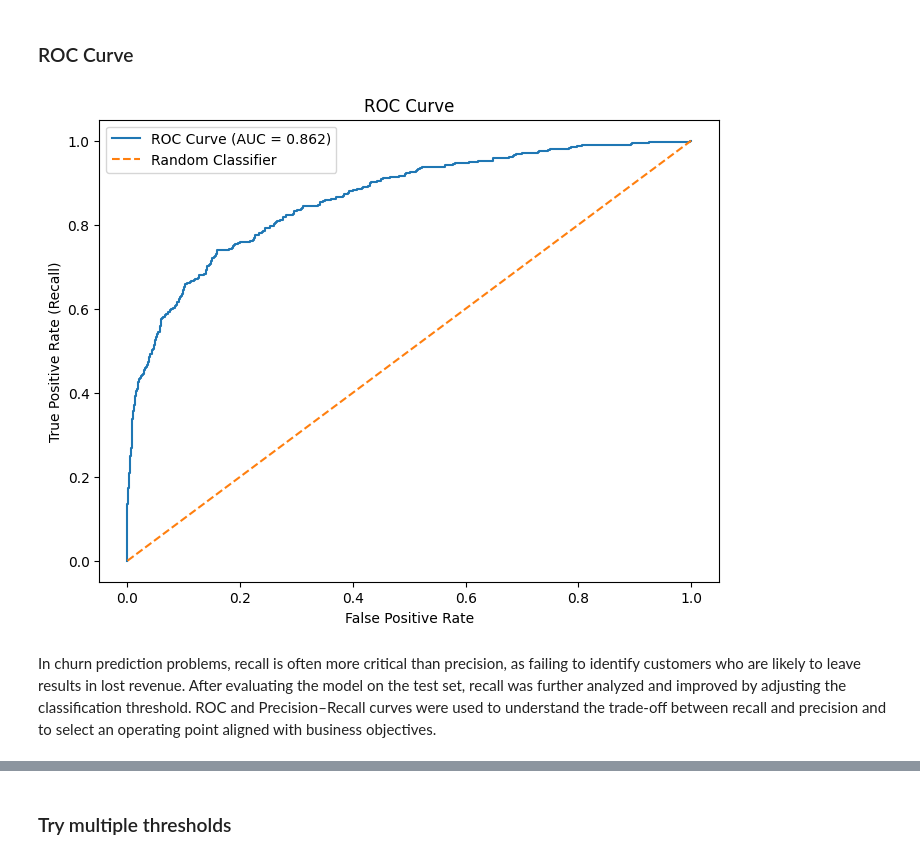
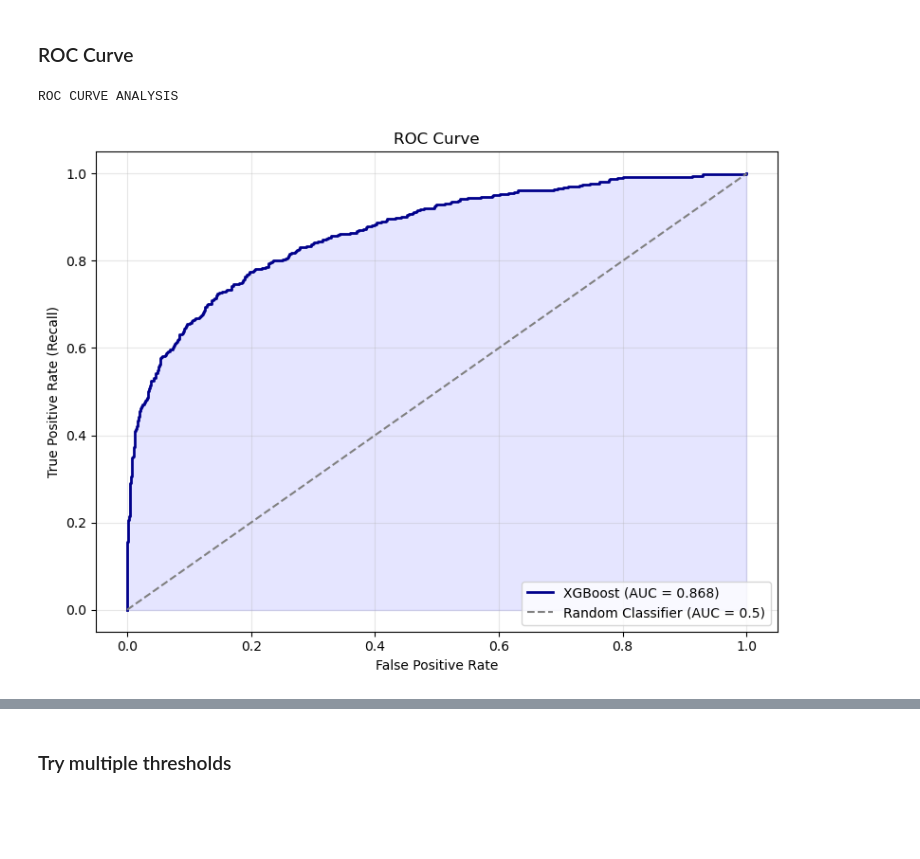
Before and after one commit to ankitkumarluhar-bot/BANK_CHURN, a Jupyter notebook: main.ipynb, the cells around one changed output, grey strips where cells are left out. Cells and saved outputs as stored; diff of their text form; code cells hidden in the pictures; blank space fills up the shorter version.

```diff
--- a/main.ipynb
+++ b/main.ipynb
@@ -59,4 +100,4 @@ X_train, X_test, y_train, y_test = train_test_split(
     test_size=0.20,
     random_state=RANDOM_SEED,
     stratify=y
-) # applying stratification to preserve class proportions in both sets
+)
@@ -244,11 +337,17 @@ Why Random Forest?
 * Strong baseline for tabular data
 # %%
 from sklearn.ensemble import RandomForestClassifier
+print("MODEL 2: Random Forest Classifier")
 rf_clf = RandomForestClassifier(
     n_estimators=100,
+    max_depth=10,
+    min_samples_split=10,
     random_state=RANDOM_SEED,
     n_jobs=-1
 )
 
 rf_clf.fit(X_train, y_train)
+
+rf_train_acc = accuracy_score(y_train, rf_clf.predict(X_train))
+print(f"Training Accuracy: {rf_train_acc:.4f}")
 # %% [output]
@@ -375,18 +530,30 @@ Parameters: { "use_label_encoder" } are not used.
 ### Hyperparameter Tuning (XGBoost)
 # %%
 # using randomsearch cross-validation
+print("HYPERPARAMETER TUNING: XGBoost (RandomizedSearchCV)")
+
 from sklearn.model_selection import RandomizedSearchCV
 param_grid = {
     "n_estimators": [100, 200, 300],
     "max_depth": [3, 4, 5, 6],
-    "learning_rate": [0.01, 0.05, 0.1],
+    "learning_rate": [0.01, 0.05, 0.1, 0.15],
     "subsample": [0.7, 0.8, 0.9],
-    "colsample_bytree": [0.7, 0.8, 0.9]
+    "colsample_bytree": [0.7, 0.8, 0.9],
+    "reg_alpha": [0, 0.5, 1],
+    "reg_lambda": [0.5, 1, 2]
 }
+
+xgb_base = XGBClassifier(
+    random_state=RANDOM_SEED,
+    use_label_encoder=False,
+    eval_metric="logloss",
+    verbosity=0
+)
+
 xgb_random_search = RandomizedSearchCV(
-    estimator=xgb_clf,
+    estimator=xgb_base,
     param_distributions=param_grid,
-    n_iter=20,
+    n_iter=30,
     scoring="accuracy",
     cv=5,
     random_state=RANDOM_SEED,
@@ -394,5 +561,6 @@ xgb_random_search = RandomizedSearchCV(
     verbose=1
 )
 
+print("Starting hyperparameter search...")
 xgb_random_search.fit(X_train, y_train)
 # %% [output]
@@ -514,19 +772,20 @@ plt.show()
 # %% [markdown]
 ### ROC Curve
 # %%
-from sklearn.metrics import roc_curve, roc_auc_score
-import matplotlib.pyplot as plt
-fpr, tpr, thresholds = roc_curve(y_test, y_test_proba)
-roc_auc = roc_auc_score(y_test, y_test_proba)
+print("ROC CURVE ANALYSIS")
+fpr, tpr, thresholds_roc = roc_curve(y_test, y_test_proba)
+
 plt.figure(figsize=(8, 6))
-plt.plot(fpr, tpr, label=f"ROC Curve (AUC = {roc_auc:.3f})")
-plt.plot([0, 1], [0, 1], linestyle="--", label="Random Classifier")
+plt.plot(fpr, tpr, color='darkblue', lw=2, label=f"XGBoost (AUC = {roc_auc:.3f})")
+plt.plot([0, 1], [0, 1], color='gray', linestyle='--', label="Random Classifier (AUC = 0.5)")
+plt.fill_between(fpr, tpr, alpha=0.1, color='blue')
 plt.xlabel("False Positive Rate")
 plt.ylabel("True Positive Rate (Recall)")
 plt.title("ROC Curve")
-plt.legend()
+plt.legend(loc="lower right")
+plt.grid(alpha=0.3)
+plt.tight_layout()
 plt.show()
 # %% [output]
+ROC CURVE ANALYSIS
-[figure, old version]
+[figure, new version]
-# %% [markdown]
-In churn prediction problems, recall is often more critical than precision, as failing to identify customers who are likely to leave results in lost revenue. After evaluating the model on the test set, recall was further analyzed and improved by adjusting the classification threshold. ROC and Precision–Recall curves were used to understand the trade-off between recall and precision and to select an operating point aligned with business objectives.
```
Also changed, not shown: parts of 53 cells of this notebook.
